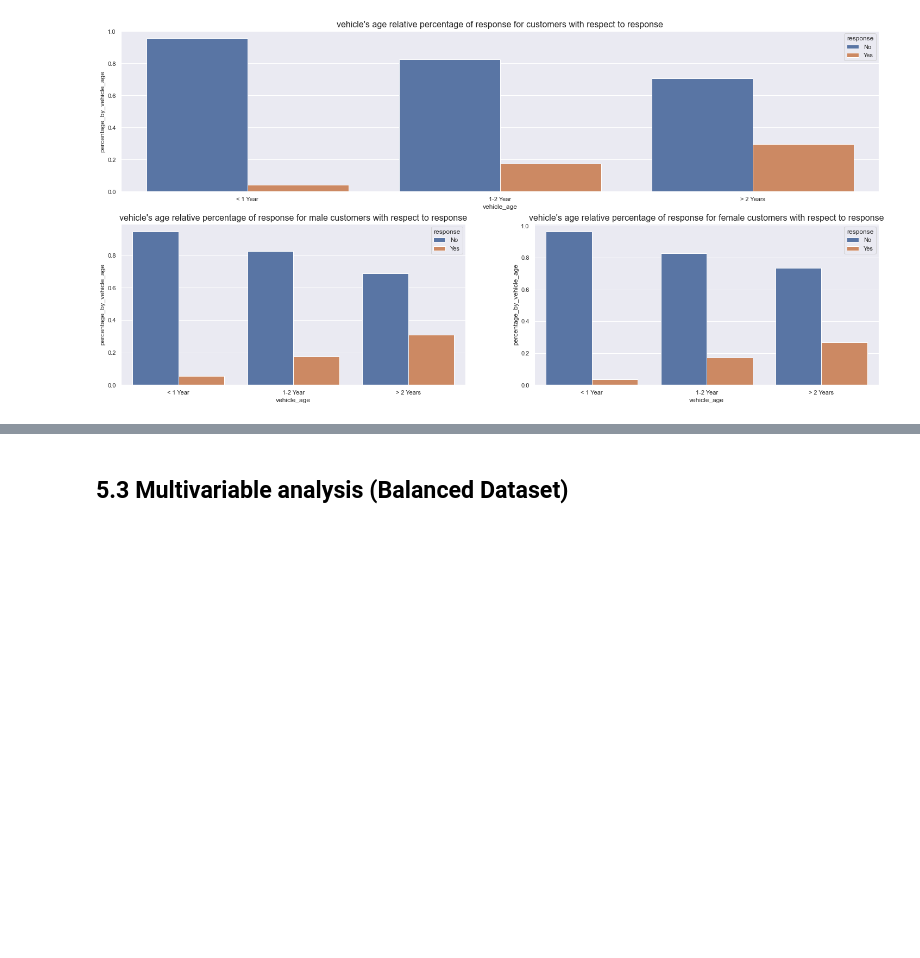
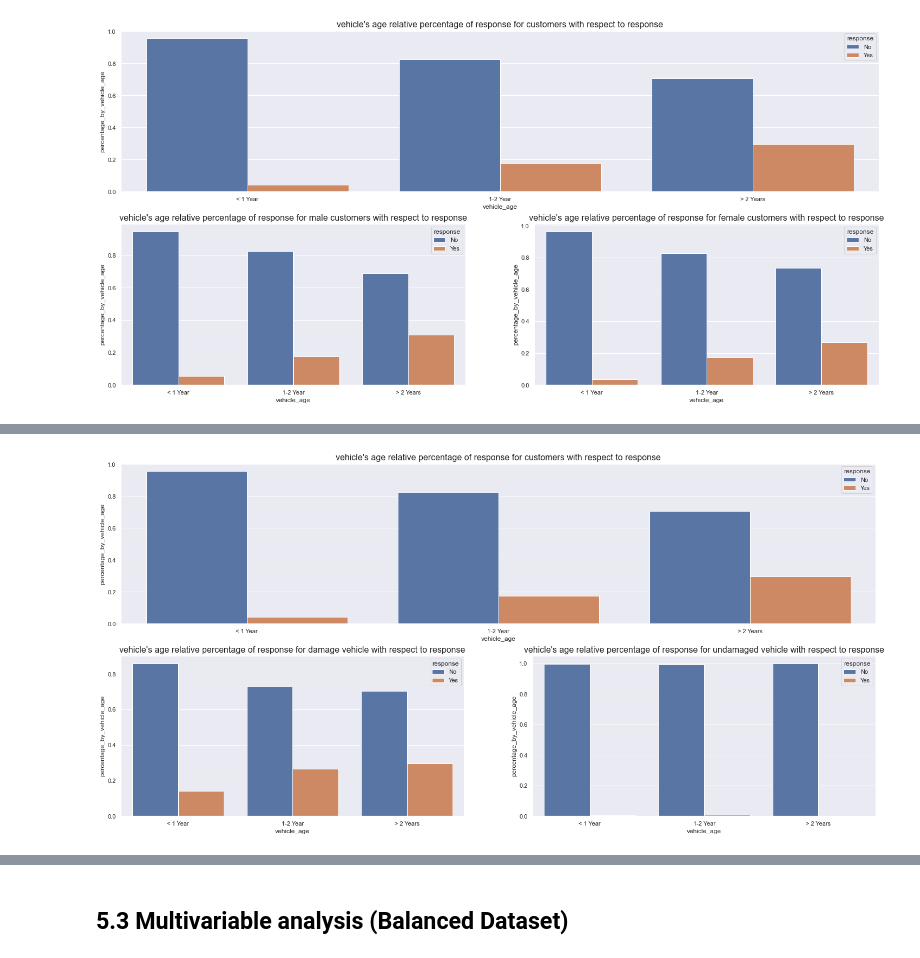
Before and after one commit to FabioCaffarello/insurance-cross-sell, a Jupyter notebook: 01-Notebooks/end_to_end_insurance_cross_sell.ipynb, the cells around one changed output, grey strips where cells are left out. Cells and saved outputs as stored; diff of their text form; code cells hidden in the pictures; blank space fills up the shorter version.

```diff
--- a/01-Notebooks/end_to_end_insurance_cross_sell.ipynb
+++ b/01-Notebooks/end_to_end_insurance_cross_sell.ipynb
@@ -846,0 +825,58 @@ aux06.head(10)
+# %%
+aux07 = df05_u[['vehicle_age', 'vehicle_damage', 'response']]
+
+vehicle_age_unique = aux07['vehicle_age'].unique().tolist()
+
+
+aux07_0 = pd.DataFrame()
+aux07_2 = pd.DataFrame()
+aux07_4 = pd.DataFrame()
+for age in vehicle_age_unique:
+    # damaged vehicle not applied
+    aux07_1 = aux07[aux07['vehicle_age'] == age][['vehicle_age', 'response']]\
+                                                    .value_counts(normalize=True).reset_index().rename(columns={0: 'percentage_by_vehicle_age'})
+    # damage vehicle True
+    aux07_3 = aux07[(aux07['vehicle_damage'] == 1) & (aux07['vehicle_age'] == age)][['vehicle_age', 'response']]\
+                                                    .value_counts(normalize=True).reset_index().rename(columns={0: 'percentage_by_vehicle_age'})
+    # damage vehicle False
+    aux07_5 = aux07[(aux07['vehicle_damage'] == 0) & (aux07['vehicle_age'] == age)][['vehicle_age', 'response']]\
+                                                    .value_counts(normalize=True).reset_index().rename(columns={0: 'percentage_by_vehicle_age'})
+
+    # damaged vehicle not applied
+    aux07_0 = pd.concat([aux07_0, aux07_1])
+    # damage vehicle True
+    aux07_2 = pd.concat([aux07_2, aux07_3])
+    # damage vehicle False
+    aux07_4 = pd.concat([aux07_4, aux07_5])
+
+
+# vehicle age
+vehicle_age_mapping = {0:'< 1 Year',
+                       1:'1-2 Year',
+                       2:'> 2 Years'}
+
+aux07_0['vehicle_age'] = aux07_0['vehicle_age'].map(vehicle_age_mapping)
+aux07_2['vehicle_age'] = aux07_2['vehicle_age'].map(vehicle_age_mapping)
+aux07_4['vehicle_age'] = aux07_4['vehicle_age'].map(vehicle_age_mapping)
+
+# Change response to Yes/No
+aux07_0['response'] = aux07_0['response'].apply(lambda row: 'Yes' if row == 1 else 'No')
+aux07_2['response'] = aux07_2['response'].apply(lambda row: 'Yes' if row == 1 else 'No')
+aux07_4['response'] = aux07_4['response'].apply(lambda row: 'Yes' if row == 1 else 'No')
+
+
+grid = GridSpec(2, 2)
+
+plt.subplot(grid[0,:])
+sns.barplot(x='vehicle_age', y='percentage_by_vehicle_age', hue='response', data=aux07_0);
+plt.title("vehicle's age relative percentage of response for customers with respect to response", fontsize=16);
+
+plt.subplot(grid[1,0])
+sns.barplot(x='vehicle_age', y='percentage_by_vehicle_age', hue='response', data=aux07_2);
+plt.title("vehicle's age relative percentage of response for damage vehicle with respect to response", fontsize=16);
+
+plt.subplot(grid[1,1])
+sns.barplot(x='vehicle_age', y='percentage_by_vehicle_age', hue='response', data=aux07_4);
+plt.title("vehicle's age relative percentage of response for undamaged vehicle with respect to response", fontsize=16);
+# %% [output]
+[figure, added]
```
Also changed, not shown: parts of 10 cells of this notebook, 1 other file.
